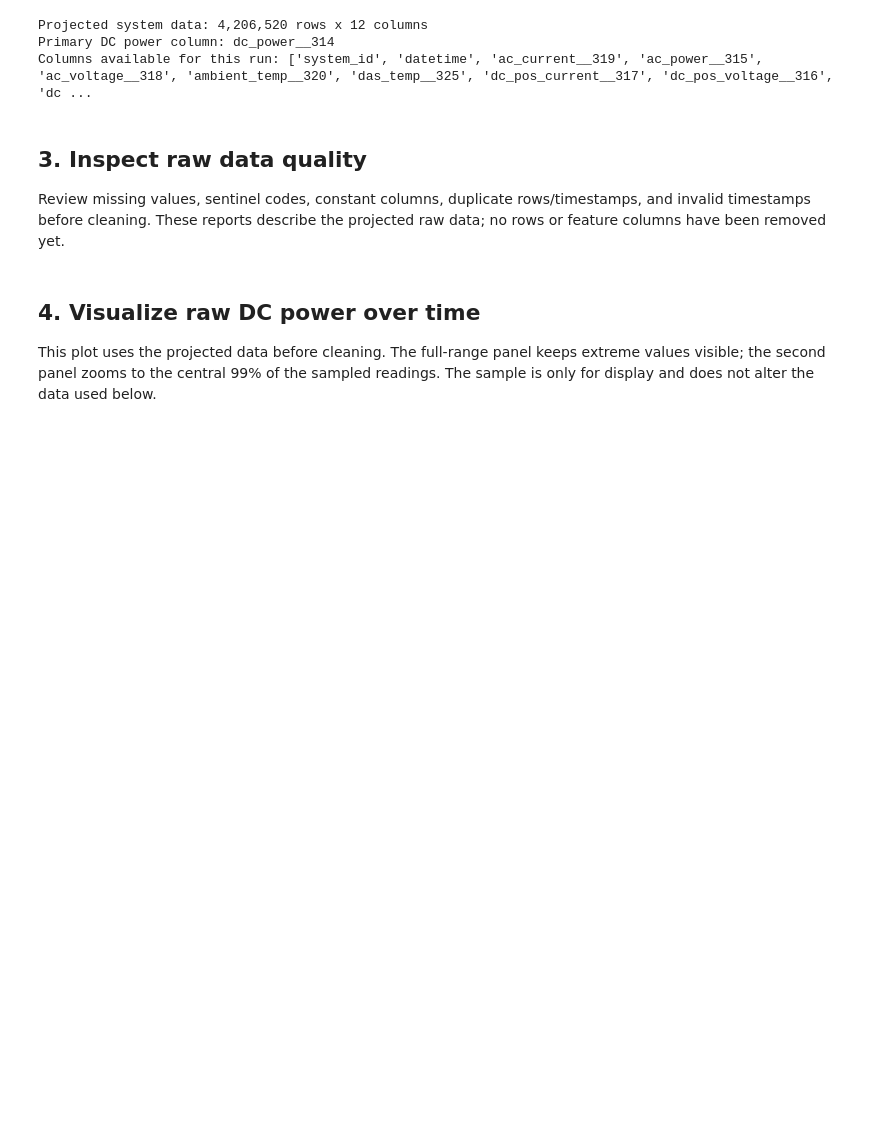
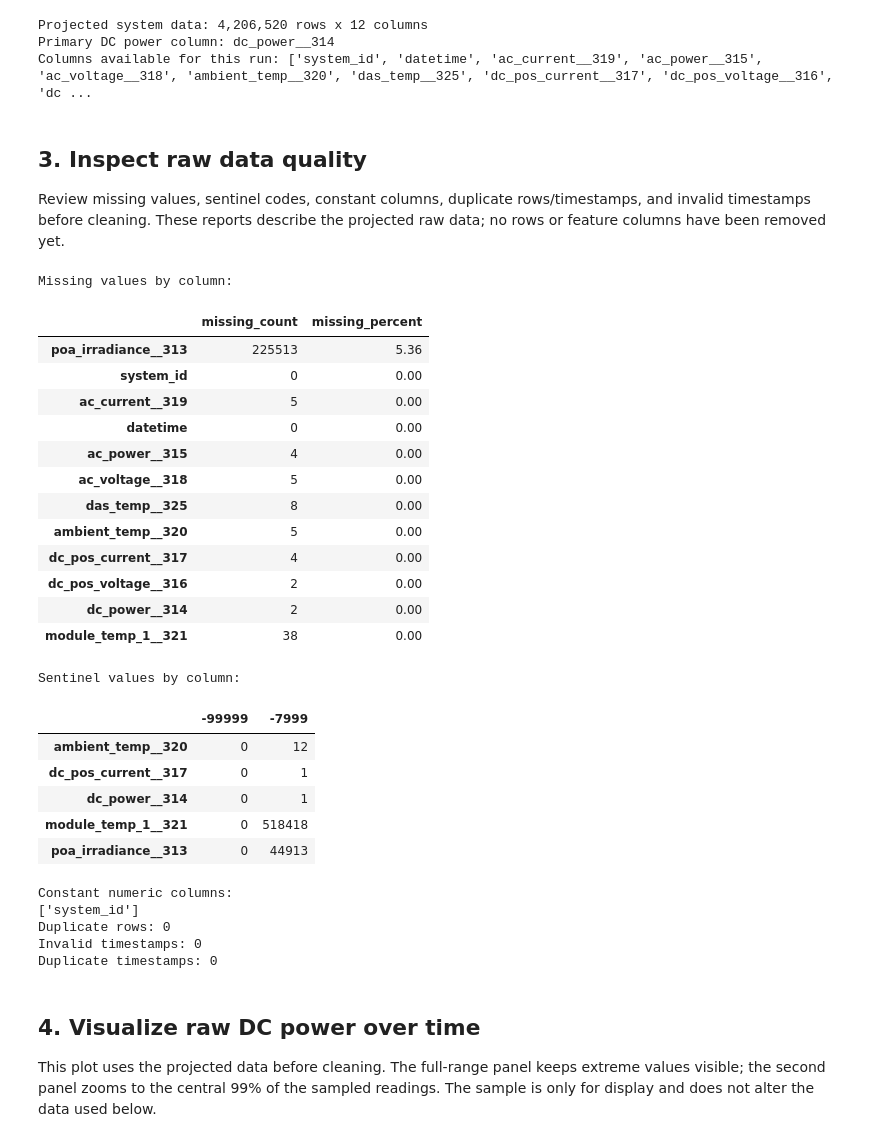
Before and after one commit to dimst2001/solarMl-thesis, a Jupyter notebook: notebooks/1_Data_preproccesing.ipynb, the cells around one changed output. Cells and saved outputs as stored; diff of their text form; code cells hidden in the pictures; blank space fills up the shorter version.

```diff
--- a/notebooks/1_Data_preproccesing.ipynb
+++ b/notebooks/1_Data_preproccesing.ipynb
@@ -101,40 +82,56 @@ Review missing values, sentinel codes, constant columns, duplicate rows/timestam
 # %%
 # Sentinel codes that represent invalid sensor readings (replaced in stage 5).
 SENTINEL_VALUES = (-99999, -7999)
 
-# Audit the projected raw data before changing values or dropping features.
 numeric_data = system_df.select_dtypes(include="number")
 raw_missing_report = pd.DataFrame(
     {
         "missing_count": system_df.isna().sum(),
         "missing_percent": (system_df.isna().mean() * 100).round(2),
     }
 ).sort_values("missing_percent", ascending=False)
 raw_sentinel_report = pd.DataFrame(
-    {
-        str(value): numeric_data.eq(value).sum()
-        for value in SENTINEL_VALUES
-    }
+    {str(value): numeric_data.eq(value).sum() for value in SENTINEL_VALUES}
 )
 raw_sentinel_report = raw_sentinel_report.loc[raw_sentinel_report.any(axis=1)]
-constant_columns = [
-    column
-    for column in numeric_data.columns
-    if numeric_data[column].nunique(dropna=True) <= 1
-]
+constant_columns = numeric_data.columns[numeric_data.nunique() <= 1].tolist()
 
 print("Missing values by column:")
 display(raw_missing_report)
 print("Sentinel values by column:")
 display(raw_sentinel_report)
 print("Constant numeric columns:")
 print(constant_columns)
 print(f"Duplicate rows: {system_df.duplicated().sum():,}")
 print(f"Invalid timestamps: {system_df['datetime'].isna().sum():,}")
-print(
-    "Duplicate timestamps:",
-    f"{system_df['datetime'].dropna().duplicated().sum():,}",
-)
+print(f"Duplicate timestamps: {system_df['datetime'].dropna().duplicated().sum():,}")
+# %% [output]
+Missing values by column:
+|  | missing_count | missing_percent |
+| poa_irradiance__313 | 225513 | 5.36 |
+| system_id | 0 | 0.00 |
+| ac_current__319 | 5 | 0.00 |
+| datetime | 0 | 0.00 |
+| ac_power__315 | 4 | 0.00 |
+| ac_voltage__318 | 5 | 0.00 |
+| das_temp__325 | 8 | 0.00 |
+| ambient_temp__320 | 5 | 0.00 |
+| dc_pos_current__317 | 4 | 0.00 |
+| dc_pos_voltage__316 | 2 | 0.00 |
+| dc_power__314 | 2 | 0.00 |
+| module_temp_1__321 | 38 | 0.00 |
+Sentinel values by column:
+|  | -99999 | -7999 |
+| ambient_temp__320 | 0 | 12 |
+| dc_pos_current__317 | 0 | 1 |
+| dc_power__314 | 0 | 1 |
+| module_temp_1__321 | 0 | 518418 |
+| poa_irradiance__313 | 0 | 44913 |
+Constant numeric columns:
+['system_id']
+Duplicate rows: 0
+Invalid timestamps: 0
+Duplicate timestamps: 0
 # %% [markdown]
 ## 4. Visualize raw DC power over time
 
```
Also changed, not shown: parts of 19 cells of this notebook, 34 other files.
